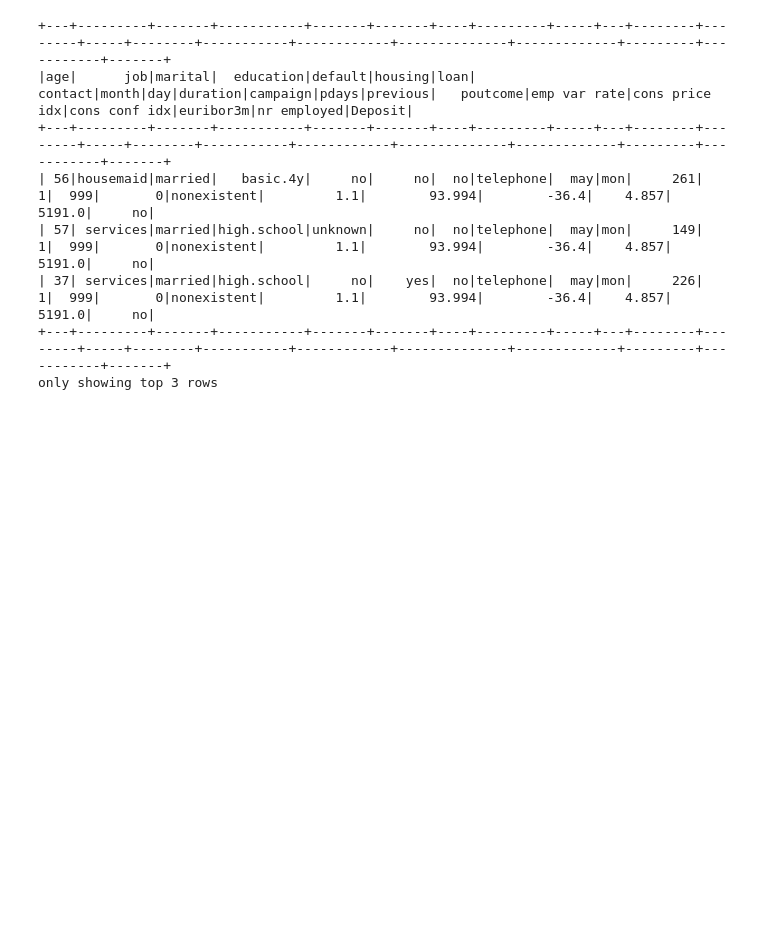
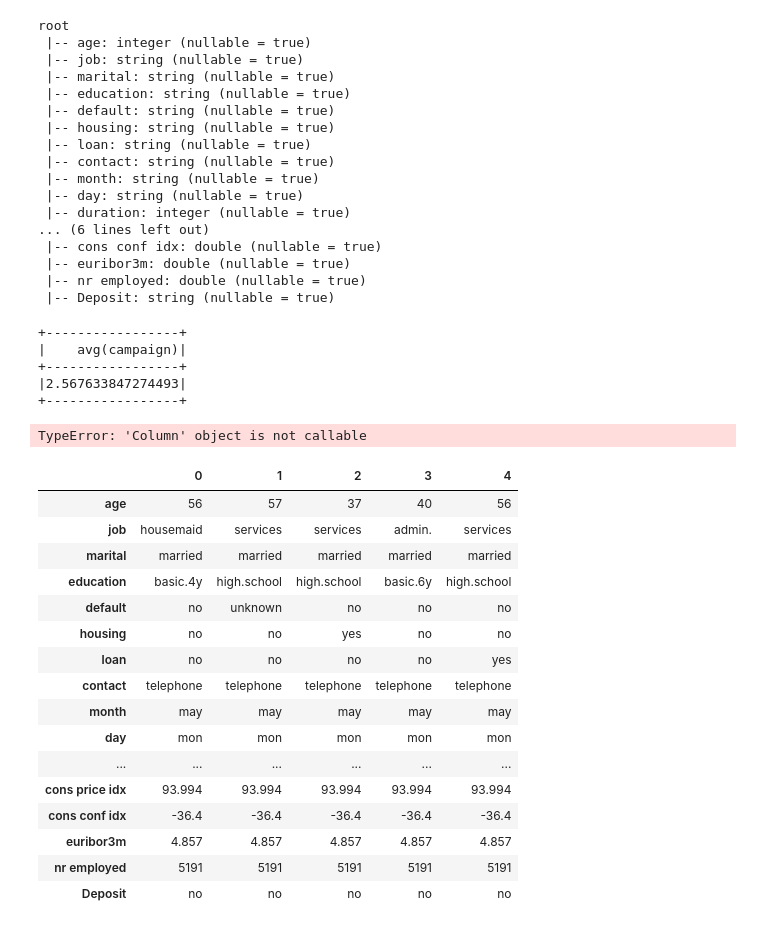
Before and after one commit to dchu837/Assignment-4, a Jupyter notebook: Assignment $ Decision Tree.ipynb, the cells around one changed output. Saved outputs shown, nothing was run; the diff lists cells and outputs as text; code cells hidden in the pictures; blank space fills up the shorter version.

```diff
--- a/Assignment $ Decision Tree.ipynb
+++ b/Assignment $ Decision Tree.ipynb
@@ -1,17 +1,64 @@
 # %%
 from pyspark.sql import SparkSession
-import pandas as pd
-spark = SparkSession.builder.appName('adult_logReg').getOrCreate()
-df = spark.read.csv('Dataset/Bank.csv', inferSchema = True, header=True)
-df.show(3)
-Pdf=df.toPandas()
+
+spark = SparkSession.builder.appName('tree').getOrCreate()
+df = spark.read.csv('Dataset/Bank.csv', inferSchema=True, header=True)
+df.printSchema()
 # %% [output]
-+---+---------+-------+-----------+-------+-------+----+---------+-----+---+--------+--------+-----+--------+-----------+------------+--------------+-------------+---------+-----------+-------+
-|age|      job|marital|  education|default|housing|loan|  contact|month|day|duration|campaign|pdays|previous|   poutcome|emp var rate|cons price idx|cons conf idx|euribor3m|nr employed|Deposit|
-+---+---------+-------+-----------+-------+-------+----+---------+-----+---+--------+--------+-----+--------+-----------+------------+--------------+-------------+---------+-----------+-------+
-| 56|housemaid|married|   basic.4y|     no|     no|  no|telephone|  may|mon|     261|       1|  999|       0|nonexistent|         1.1|        93.994|        -36.4|    4.857|     5191.0|     no|
-| 57| services|married|high.school|unknown|     no|  no|telephone|  may|mon|     149|       1|  999|       0|nonexistent|         1.1|        93.994|        -36.4|    4.857|     5191.0|     no|
-| 37| services|married|high.school|     no|    yes|  no|telephone|  may|mon|     226|       1|  999|       0|nonexistent|         1.1|        93.994|        -36.4|    4.857|     5191.0|     no|
-+---+---------+-------+-----------+-------+-------+----+---------+-----+---+--------+--------+-----+--------+-----------+------------+--------------+-------------+---------+-----------+-------+
-only showing top 3 rows
+root
+ |-- age: integer (nullable = true)
+ |-- job: string (nullable = true)
+ |-- marital: string (nullable = true)
+ |-- education: string (nullable = true)
+ |-- default: string (nullable = true)
+ |-- housing: string (nullable = true)
+ |-- loan: string (nullable = true)
+ |-- contact: string (nullable = true)
+ |-- month: string (nullable = true)
+ |-- day: string (nullable = true)
+ |-- duration: integer (nullable = true)
+... (6 lines left out)
+ |-- cons conf idx: double (nullable = true)
+ |-- euribor3m: double (nullable = true)
+ |-- nr employed: double (nullable = true)
+ |-- Deposit: string (nullable = true)
+# %%
+# For integer type features, you may want to replace the null value the average of that feature.
+# Let's see how that's done using balance as an example.
+from pyspark.sql.functions import mean
+
+# Let's find the average. But the problem is, how do we get that information out of the DataFrame?
+mean_campaign = df.select(mean('campaign')).show()
+# %% [output]
++-----------------+
+|    avg(campaign)|
++-----------------+
+|2.567633847274493|
++-----------------+
+# %%
+df['campaign']=df['campaign'].fillna(df['campaign'].mean())
+# %% [output]
+TypeError: 'Column' object is not callable
+# %%
+import pandas as pd
+
+pd.DataFrame(df.take(5), columns = df.columns).transpose()
+# %% [output]
+|  | 0 | 1 | 2 | 3 | 4 |
+| age | 56 | 57 | 37 | 40 | 56 |
+| job | housemaid | services | services | admin. | services |
+| marital | married | married | married | married | married |
+| education | basic.4y | high.school | high.school | basic.6y | high.school |
+| default | no | unknown | no | no | no |
+| housing | no | no | yes | no | no |
+| loan | no | no | no | no | yes |
+| contact | telephone | telephone | telephone | telephone | telephone |
+| month | may | may | may | may | may |
+| day | mon | mon | mon | mon | mon |
+| ... | ... | ... | ... | ... | ... |
+| cons price idx | 93.994 | 93.994 | 93.994 | 93.994 | 93.994 |
+| cons conf idx | -36.4 | -36.4 | -36.4 | -36.4 | -36.4 |
+| euribor3m | 4.857 | 4.857 | 4.857 | 4.857 | 4.857 |
+| nr employed | 5191 | 5191 | 5191 | 5191 | 5191 |
+| Deposit | no | no | no | no | no |
 # %%
```
Also changed, not shown: parts of 14 cells of this notebook, 2 other files.
